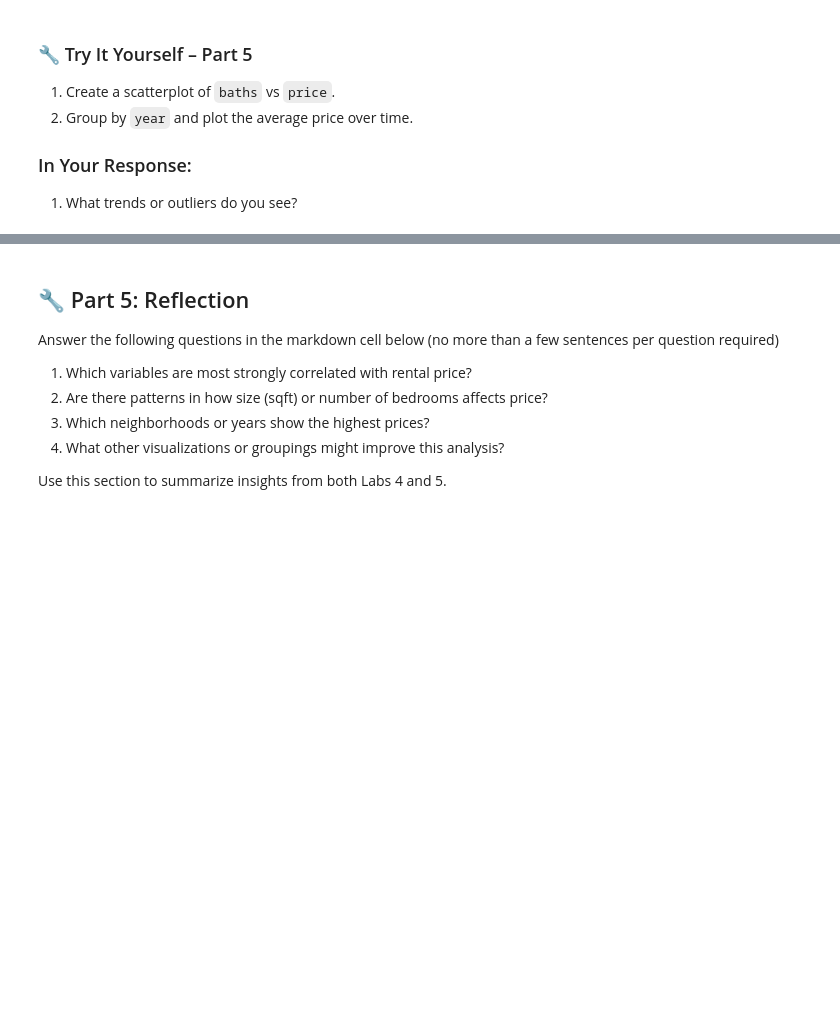
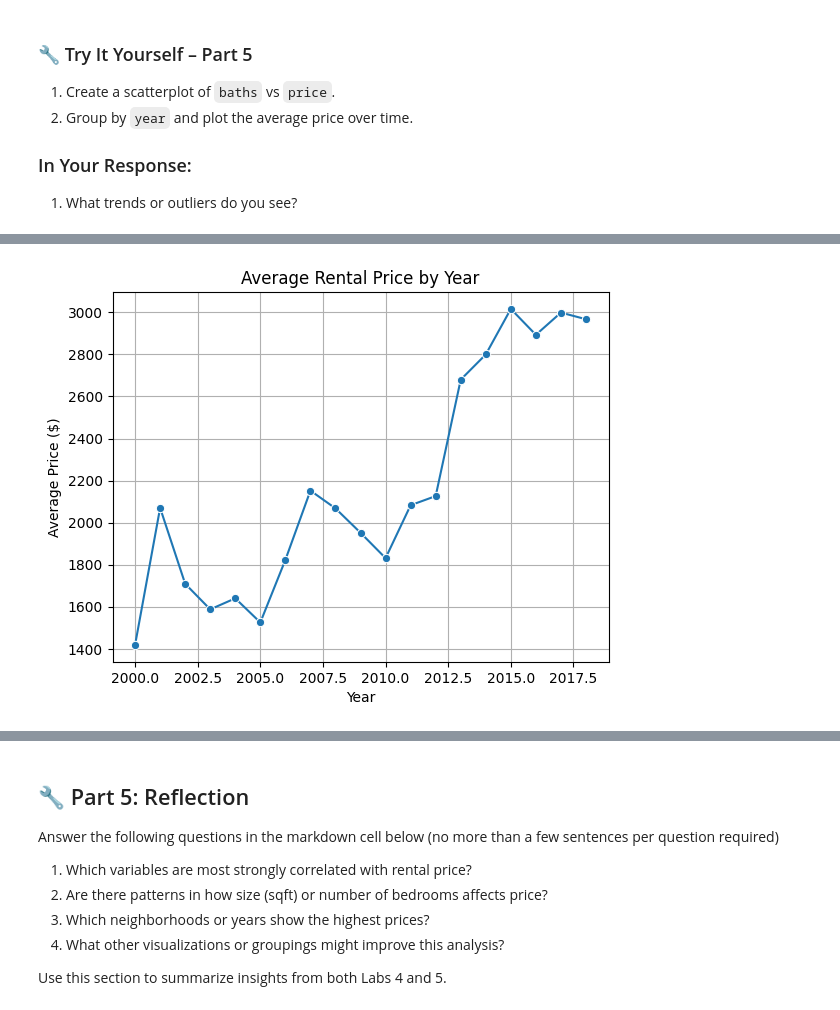
Before and after one commit to expely/Business-Analytics-Labs, a Jupyter notebook: Labs/lab_05_eda.ipynb, the cells around one changed output, grey strips where cells are left out. Cells and saved outputs as stored; diff of their text form; code cells hidden in the pictures; blank space fills up the shorter version.

```diff
--- a/Labs/lab_05_eda.ipynb
+++ b/Labs/lab_05_eda.ipynb
@@ -185,0 +257,12 @@ plt.show()
+# %%
+# Group by year and plot the average price over time
+avg_price_year = df.groupby('year')['price'].mean().reset_index()
+
+sns.lineplot(x='year', y='price', data=avg_price_year, marker='o')
+plt.title("Average Rental Price by Year")
+plt.xlabel("Year")
+plt.ylabel("Average Price ($)")
+plt.grid(True)
+plt.show()
+# %% [output]
+[figure, added]
```
Also changed, not shown: parts of 27 cells of this notebook.
